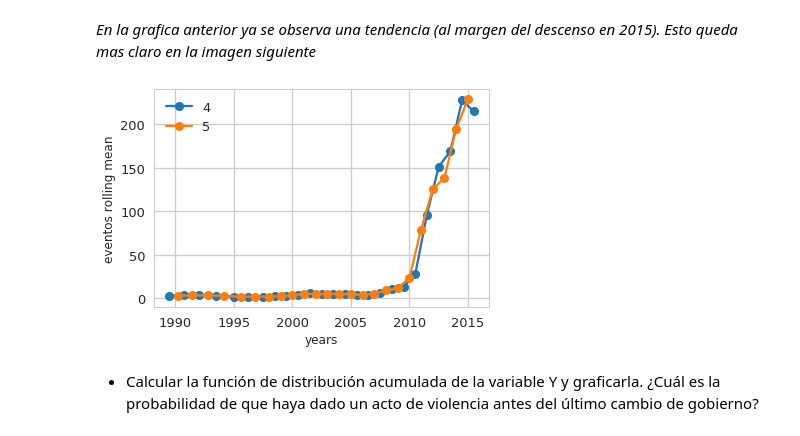
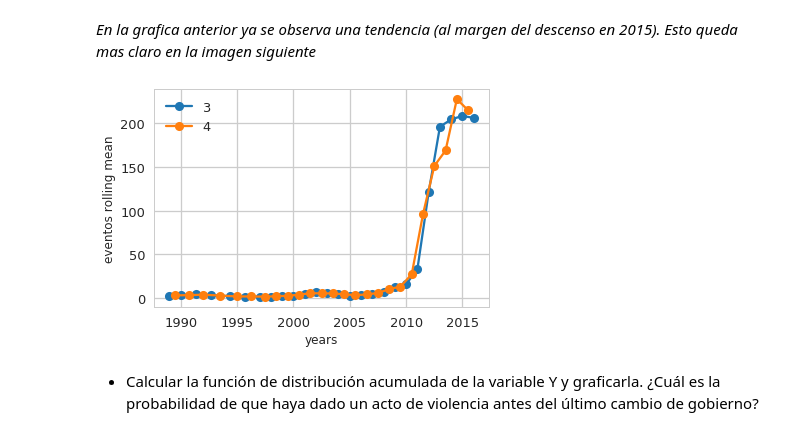
Before and after one commit to felixlapalma/diplodatos-ayv, a Jupyter notebook: ayv_2018/Tarea integradora - parte 1.ipynb, the cells around one changed output. Drawn from its saved outputs; the diff is of its cells as text; code cells hidden in the pictures.

```diff
--- a/ayv_2018/Tarea integradora - parte 1.ipynb
+++ b/ayv_2018/Tarea integradora - parte 1.ipynb
@@ -173,15 +173,16 @@ plt.show()
 # %%
 # Una forma alternativa de observar el incremento es utilizar un moving average
 plt.figure
-for x in range(4,6):
+xrng=range(3,5)
+for x in xrng:
     plt.plot(yc_ordered.rolling(x).mean().year,yc_ordered.rolling(x).mean().eventos,'-o')
-plt.legend(range(4,6))
+plt.legend(xrng)
 plt.xlabel('years',fontsize=12); plt.ylabel('eventos rolling mean',fontsize=12)
 plt.show()
 yc_ordered.columns=['year','eventos']
 # Figura en la cual se ve (con una estructura similar a las anteriores) un notorio incremento.
 # %% [output]
-[figure, old version]
+[figure, new version]
 # %% [markdown]
 * Calcular la función de distribución acumulada de la variable Y y graficarla. ¿Cuál es la probabilidad de que haya dado un acto de violencia antes del último cambio de gobierno?
 # %%
```
Also changed, not shown: parts of 16 cells of this notebook.
